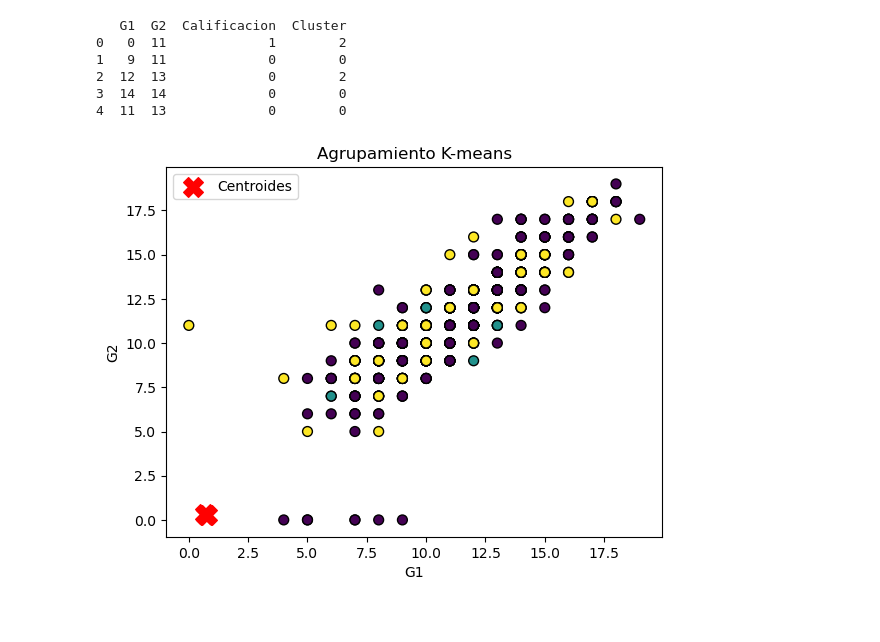
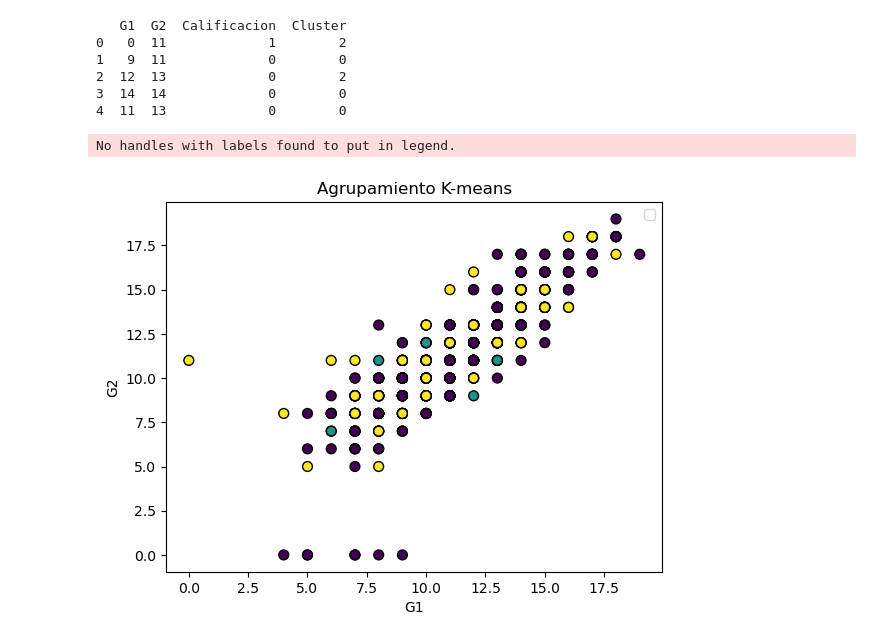
Before and after one commit to WADEBER/Trabajo-Aprendizaje, a Jupyter notebook: alcoholism.ipynb, the cells around one changed output. Drawn from its saved outputs; the diff is of its cells as text; code cells hidden in the pictures.

```diff
--- a/alcoholism.ipynb
+++ b/alcoholism.ipynb
@@ -912,11 +920,12 @@ print(df_muestra[['G1', 'G2', 'Calificacion', 'Cluster']].head())
 # %%
 # Visualizar los resultados en un diagrama de dispersión
 plt.scatter(df_muestra['G1'], df_muestra['G2'], c=df_muestra['Cluster'], cmap='viridis', edgecolors='k', s=50)
-plt.scatter(kmeans.cluster_centers_[:, 2], kmeans.cluster_centers_[:, 3], s=200, c='red', marker='X', label='Centroides')
+#plt.scatter(kmeans.cluster_centers_[:, 2], kmeans.cluster_centers_[:, 3], s=200, c='red', marker='X', label='Centroides')
 plt.title('Agrupamiento K-means')
 plt.xlabel('G1')
 plt.ylabel('G2')
 plt.legend()
 plt.show()
 # %% [output]
+No handles with labels found to put in legend.
-[figure, old version]
+[figure, new version]
```
Also changed, not shown: parts of 1 cell of this notebook.
